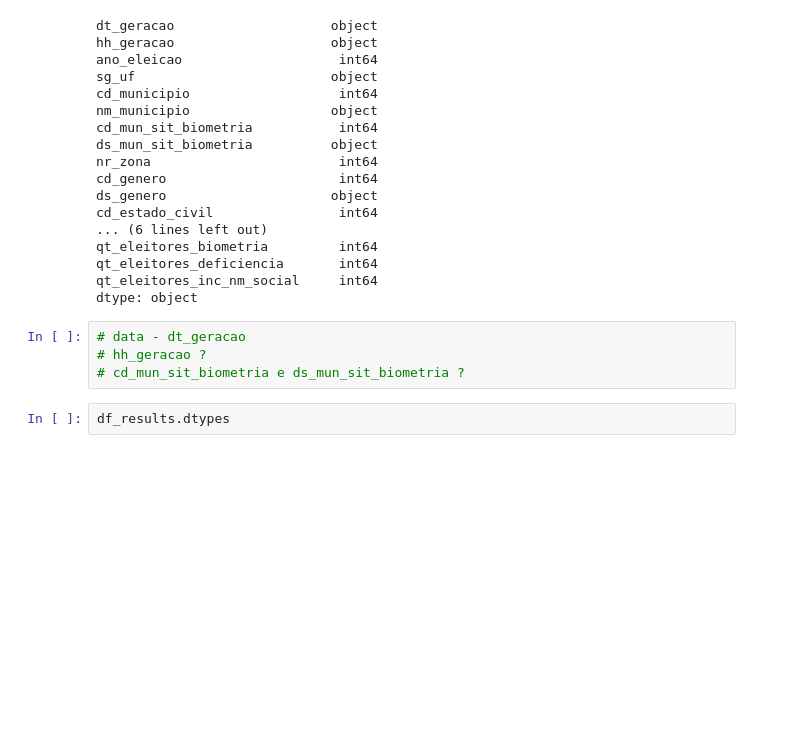
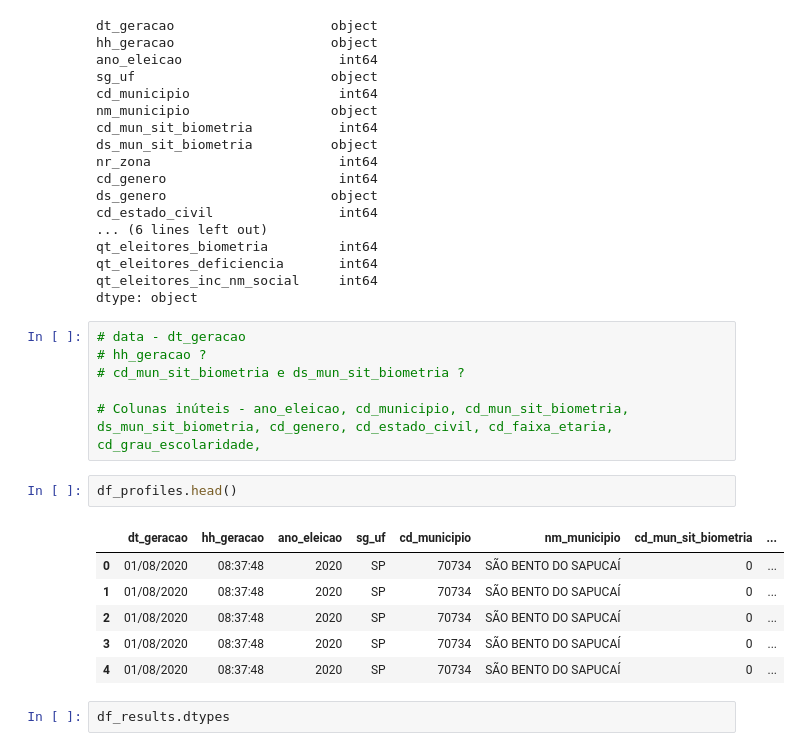
Before and after one commit to luishmq/case_renova_br, a Jupyter notebook: case_notebook.ipynb, the cells around one changed output. Saved outputs shown, nothing was run; the diff lists cells and outputs as text; blank space fills up the shorter version.

```diff
--- a/case_notebook.ipynb
+++ b/case_notebook.ipynb
@@ -142,6 +146,17 @@ dtype: object
 # data - dt_geracao
 # hh_geracao ?
 # cd_mun_sit_biometria e ds_mun_sit_biometria ?
+
+# Colunas inúteis - ano_eleicao, cd_municipio, cd_mun_sit_biometria, ds_mun_sit_biometria, cd_genero, cd_estado_civil, cd_faixa_etaria, cd_grau_escolaridade,
+# %%
+df_profiles.head()
+# %% [output]
+|  | dt_geracao | hh_geracao | ano_eleicao | sg_uf | cd_municipio | nm_municipio | cd_mun_sit_biometria | ... |
+| 0 | 01/08/2020 | 08:37:48 | 2020 | SP | 70734 | SÃO BENTO DO SAPUCAÍ | 0 | ... |
+| 1 | 01/08/2020 | 08:37:48 | 2020 | SP | 70734 | SÃO BENTO DO SAPUCAÍ | 0 | ... |
+| 2 | 01/08/2020 | 08:37:48 | 2020 | SP | 70734 | SÃO BENTO DO SAPUCAÍ | 0 | ... |
+| 3 | 01/08/2020 | 08:37:48 | 2020 | SP | 70734 | SÃO BENTO DO SAPUCAÍ | 0 | ... |
+| 4 | 01/08/2020 | 08:37:48 | 2020 | SP | 70734 | SÃO BENTO DO SAPUCAÍ | 0 | ... |
 # %%
 df_results.dtypes
 # %% [output]
```
Also changed, not shown: parts of 16 cells of this notebook.
